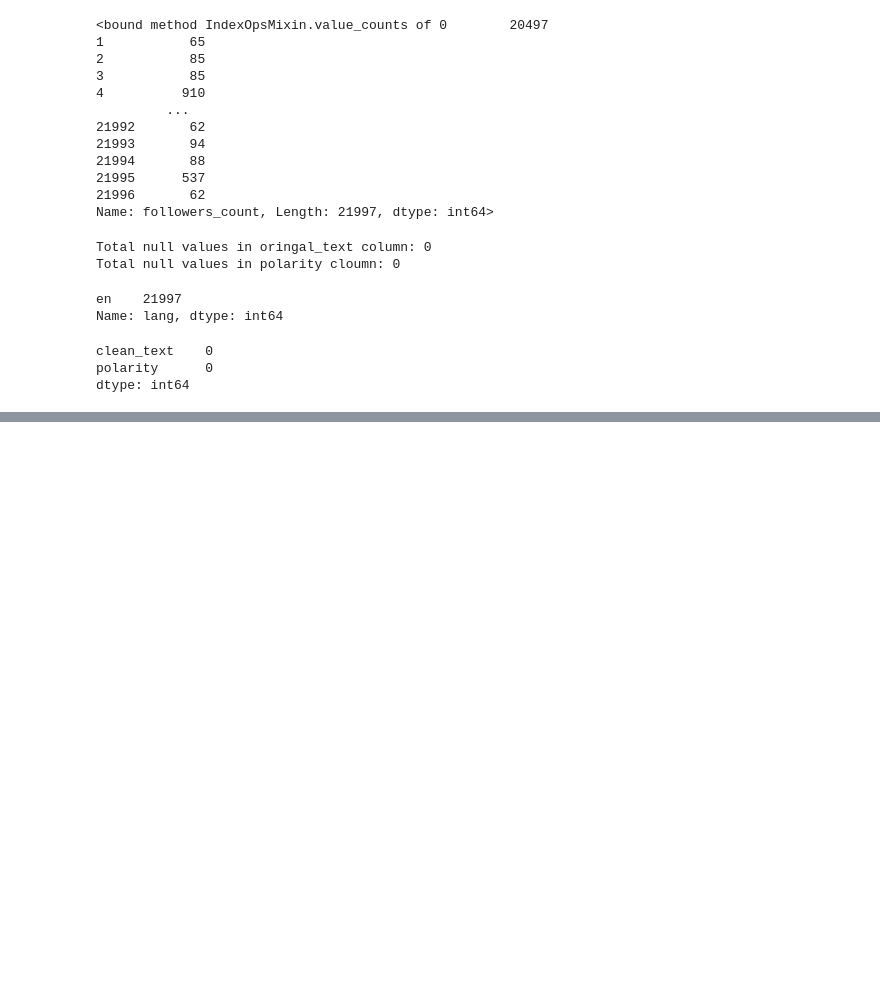
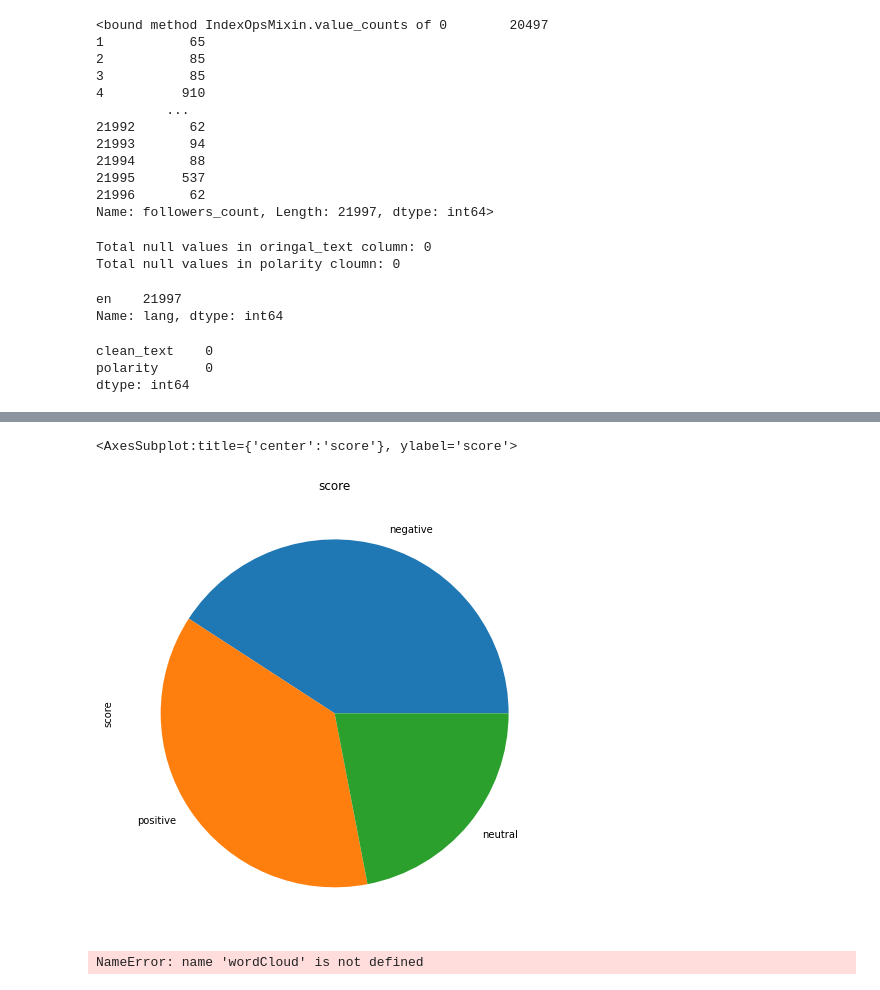
Before and after one commit to michaelgetachew-abebe/Twitter-Data-Analysis, a Jupyter notebook: Task_3/exploration_and_preprocessing.ipynb, the cells around one changed output, grey strips where cells are left out. Cells and saved outputs as stored; diff of their text form; code cells hidden in the pictures; blank space fills up the shorter version.

```diff
--- a/Task_3/exploration_and_preprocessing.ipynb
+++ b/Task_3/exploration_and_preprocessing.ipynb
@@ -129,0 +173,16 @@ cleanedTweet
+# %%
+#Using pie chart to visualize the contribution of each of the scores in the data to the whole data
+score_count.plot(kind="pie", y="score", title="score", x="", figsize=[8, 8])
+# %% [output]
+<AxesSubplot:title={'center':'score'}, ylabel='score'>
+[figure, added]
+# %%
+#Plot The Word cloud
+allWords = ' '.join( [twts for twts in df['original_text']] )
+wordCloudd = wordCloud(width = 500, height = 400, random_state = 27, max_font_size = 119).genreate(allWords)
+
+plt.imshow(wordCloud, interpolation = "bilinear")
+plt.axis('off')
+plt.show()
+# %% [output]
+NameError: name 'wordCloud' is not defined
```
Also changed, not shown: parts of 7 cells of this notebook.
